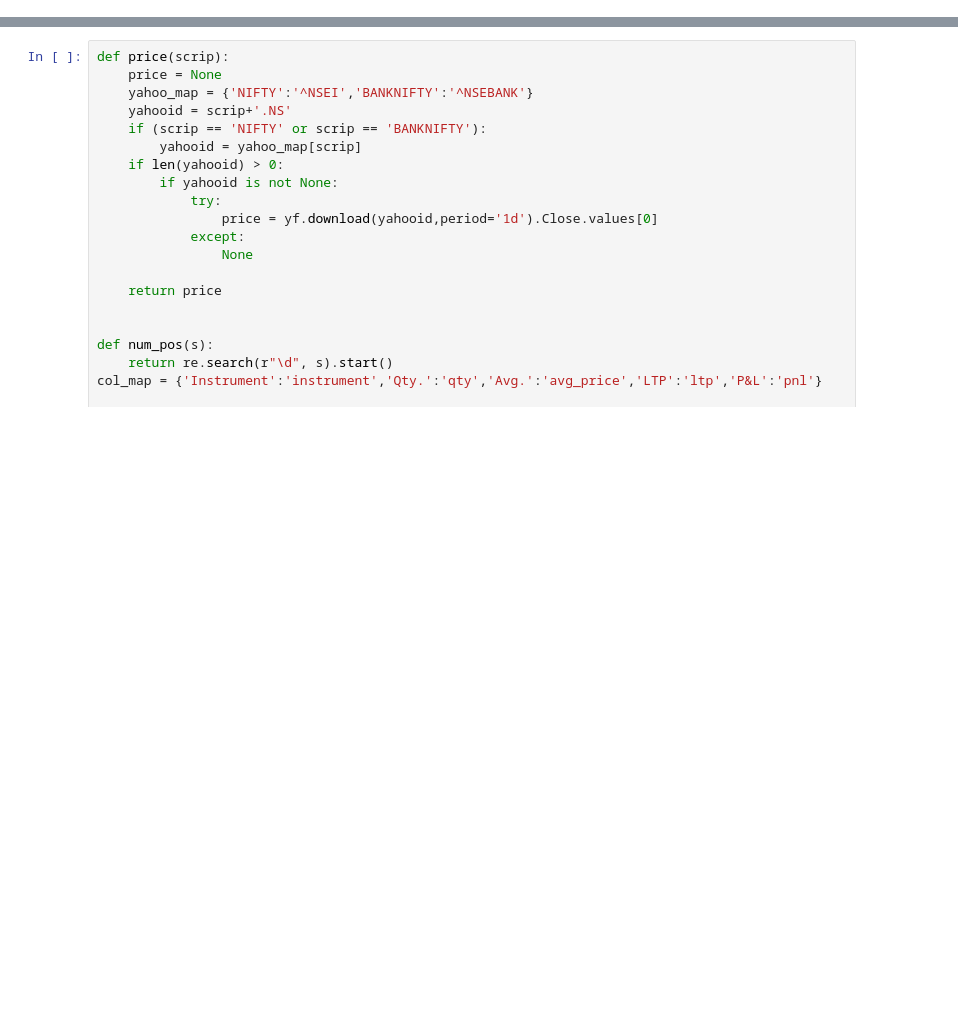
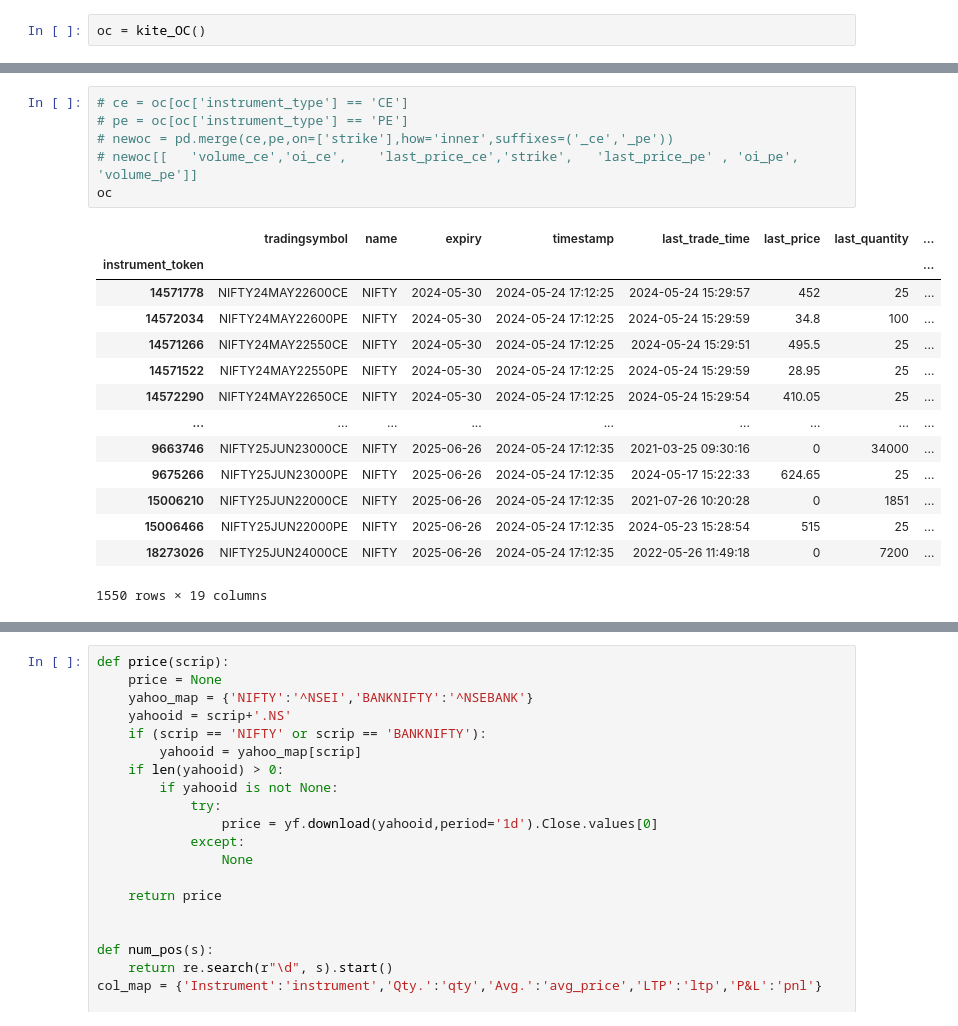
Before and after one commit to santoshbag/mrigAnalytics, a Jupyter notebook: OC.ipynb, the cells around one changed output, grey strips where cells are left out. Drawn from its saved outputs; the diff is of its cells as text; blank space fills up the shorter version.

Commit message:
KITE Connect API integration Revised Trading GUI , Mrigadmin GUI Kite OC

```diff
--- a/OC.ipynb
+++ b/OC.ipynb
@@ -22,0 +79,2 @@ ins= pd.DataFrame(ins)
+# %%
+oc = kite_OC()
@@ -22,0 +99,21 @@ ins= pd.DataFrame(ins)
+# %%
+# ce = oc[oc['instrument_type'] == 'CE']
+# pe = oc[oc['instrument_type'] == 'PE']
+# newoc = pd.merge(ce,pe,on=['strike'],how='inner',suffixes=('_ce','_pe'))
+# newoc[[	'volume_ce','oi_ce',	'last_price_ce','strike',	'last_price_pe'	, 'oi_pe',	'volume_pe']]
+oc
+# %% [output]
+|  | tradingsymbol | name | expiry | timestamp | last_trade_time | last_price | last_quantity | ... |
+| instrument_token |  |  |  |  |  |  |  | ... |
+| 14571778 | NIFTY24MAY22600CE | NIFTY | 2024-05-30 | 2024-05-24 17:12:25 | 2024-05-24 15:29:57 | 452 | 25 | ... |
+| 14572034 | NIFTY24MAY22600PE | NIFTY | 2024-05-30 | 2024-05-24 17:12:25 | 2024-05-24 15:29:59 | 34.8 | 100 | ... |
+| 14571266 | NIFTY24MAY22550CE | NIFTY | 2024-05-30 | 2024-05-24 17:12:25 | 2024-05-24 15:29:51 | 495.5 | 25 | ... |
+| 14571522 | NIFTY24MAY22550PE | NIFTY | 2024-05-30 | 2024-05-24 17:12:25 | 2024-05-24 15:29:59 | 28.95 | 25 | ... |
+| 14572290 | NIFTY24MAY22650CE | NIFTY | 2024-05-30 | 2024-05-24 17:12:25 | 2024-05-24 15:29:54 | 410.05 | 25 | ... |
+| ... | ... | ... | ... | ... | ... | ... | ... | ... |
+| 9663746 | NIFTY25JUN23000CE | NIFTY | 2025-06-26 | 2024-05-24 17:12:35 | 2021-03-25 09:30:16 | 0 | 34000 | ... |
+| 9675266 | NIFTY25JUN23000PE | NIFTY | 2025-06-26 | 2024-05-24 17:12:35 | 2024-05-17 15:22:33 | 624.65 | 25 | ... |
+| 15006210 | NIFTY25JUN22000CE | NIFTY | 2025-06-26 | 2024-05-24 17:12:35 | 2021-07-26 10:20:28 | 0 | 1851 | ... |
+| 15006466 | NIFTY25JUN22000PE | NIFTY | 2025-06-26 | 2024-05-24 17:12:35 | 2024-05-23 15:28:54 | 515 | 25 | ... |
+| 18273026 | NIFTY25JUN24000CE | NIFTY | 2025-06-26 | 2024-05-24 17:12:35 | 2022-05-26 11:49:18 | 0 | 7200 | ... |
+1550 rows × 19 columns
```
Also changed, not shown: parts of 29 cells of this notebook, 21 other files.
